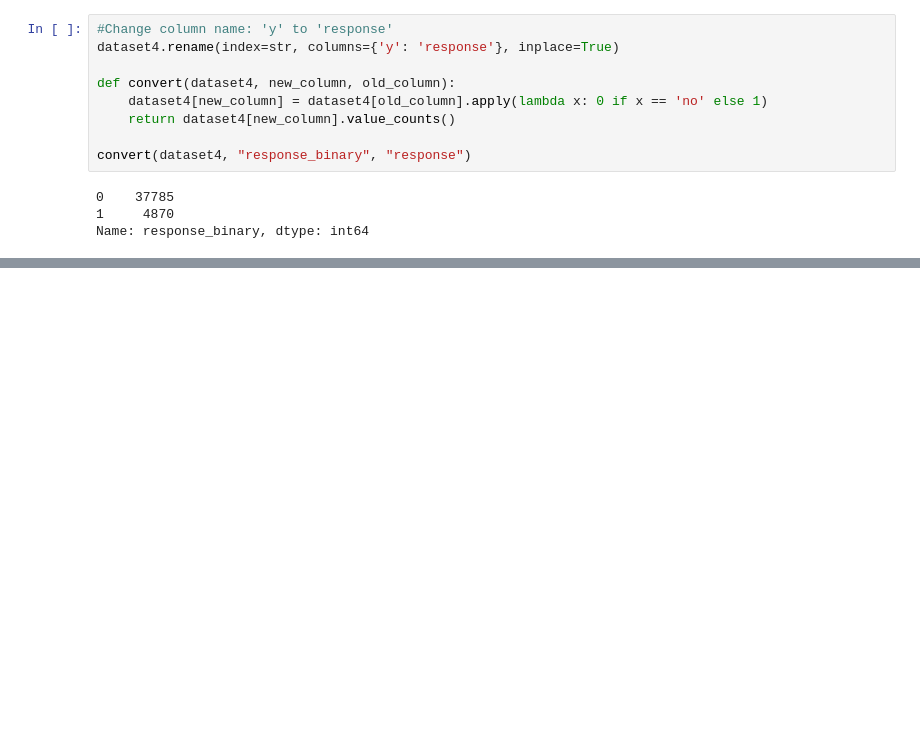
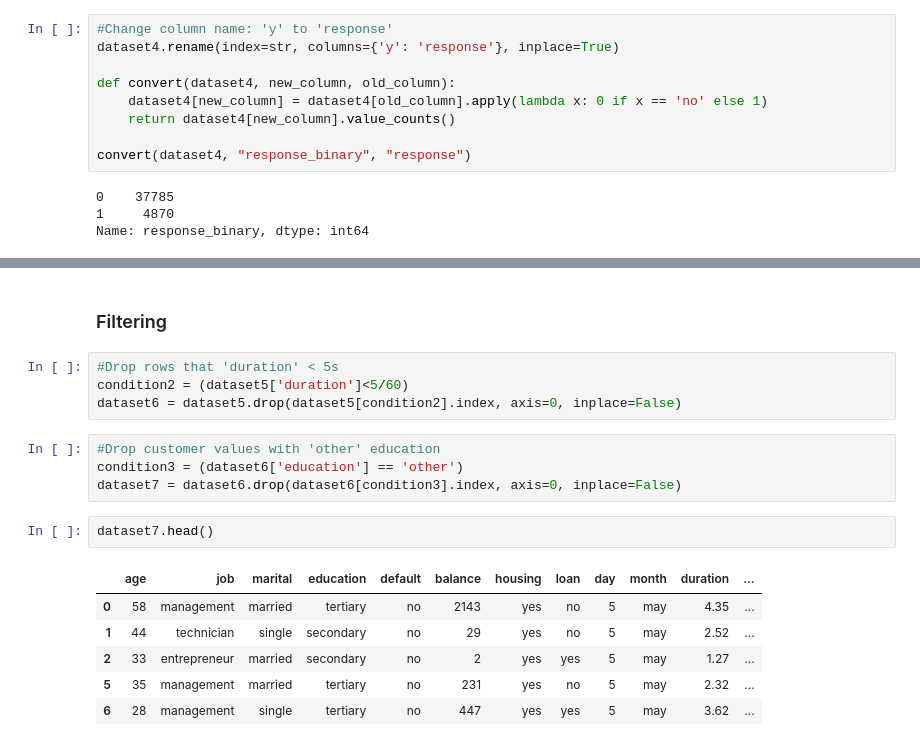
Before and after one commit to rcortezk9/bank_telemarketing, a Jupyter notebook: telemarketing_project.ipynb, the cells around one changed output, grey strips where cells are left out. Cells and saved outputs as stored; diff of their text form; blank space fills up the shorter version.

```diff
--- a/telemarketing_project.ipynb
+++ b/telemarketing_project.ipynb
@@ -94,0 +117,19 @@ Name: response_binary, dtype: int64
+# %% [markdown]
+### Filtering
+# %%
+#Drop rows that 'duration' < 5s
+condition2 = (dataset5['duration']<5/60)
+dataset6 = dataset5.drop(dataset5[condition2].index, axis=0, inplace=False)
+# %%
+#Drop customer values with 'other' education
+condition3 = (dataset6['education'] == 'other')
+dataset7 = dataset6.drop(dataset6[condition3].index, axis=0, inplace=False)
+# %%
+dataset7.head()
+# %% [output]
+|  | age | job | marital | education | default | balance | housing | loan | day | month | duration | ... |
+| 0 | 58 | management | married | tertiary | no | 2143 | yes | no | 5 | may | 4.35 | ... |
+| 1 | 44 | technician | single | secondary | no | 29 | yes | no | 5 | may | 2.52 | ... |
+| 2 | 33 | entrepreneur | married | secondary | no | 2 | yes | yes | 5 | may | 1.27 | ... |
+| 5 | 35 | management | married | tertiary | no | 231 | yes | no | 5 | may | 2.32 | ... |
+| 6 | 28 | management | single | tertiary | no | 447 | yes | yes | 5 | may | 3.62 | ... |
```
Also changed, not shown: parts of 9 cells of this notebook.
